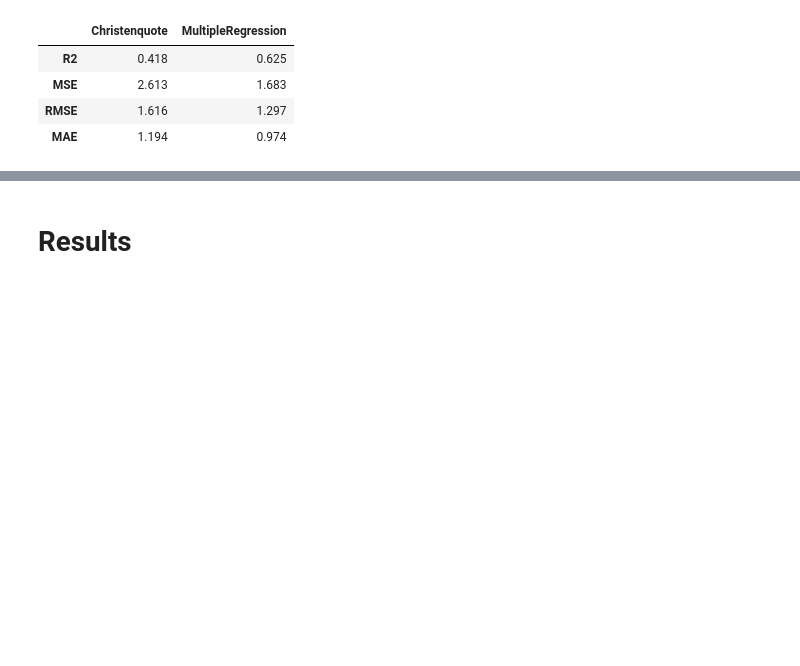
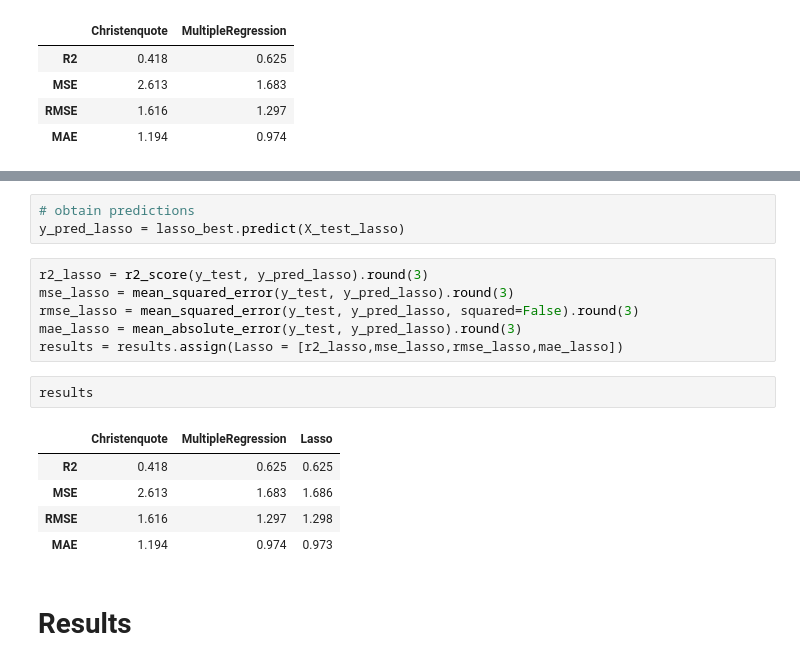
Before and after one commit to NicoHdM/ProjectHdM, a Jupyter notebook: reports/report.ipynb, the cells around one changed output, grey strips where cells are left out. Saved outputs shown, nothing was run; the diff lists cells and outputs as text; blank space fills up the shorter version.

```diff
--- a/reports/report.ipynb
+++ b/reports/report.ipynb
@@ -658,3 +733,20 @@ results
+# %%
+# obtain predictions
+y_pred_lasso = lasso_best.predict(X_test_lasso)
+# %%
+r2_lasso = r2_score(y_test, y_pred_lasso).round(3)
+mse_lasso = mean_squared_error(y_test, y_pred_lasso).round(3)
+rmse_lasso = mean_squared_error(y_test, y_pred_lasso, squared=False).round(3)
+mae_lasso = mean_absolute_error(y_test, y_pred_lasso).round(3)
+results = results.assign(Lasso = [r2_lasso,mse_lasso,rmse_lasso,mae_lasso])
+# %%
+results
+# %% [output]
+|  | Christenquote | MultipleRegression | Lasso |
+| R2 | 0.418 | 0.625 | 0.625 |
+| MSE | 2.613 | 1.683 | 1.686 |
+| RMSE | 1.616 | 1.297 | 1.298 |
+| MAE | 1.194 | 0.974 | 0.973 |
 # %% [markdown]
 # Results
 # %% [markdown]
```
Also changed, not shown: parts of 11 cells of this notebook, 1 other file.
